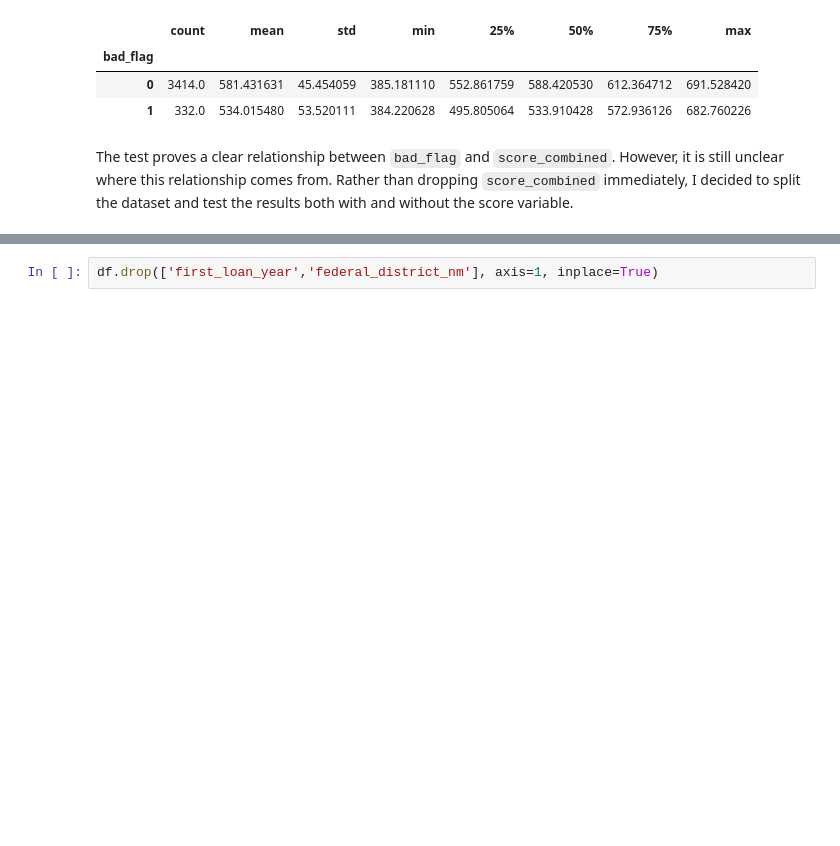
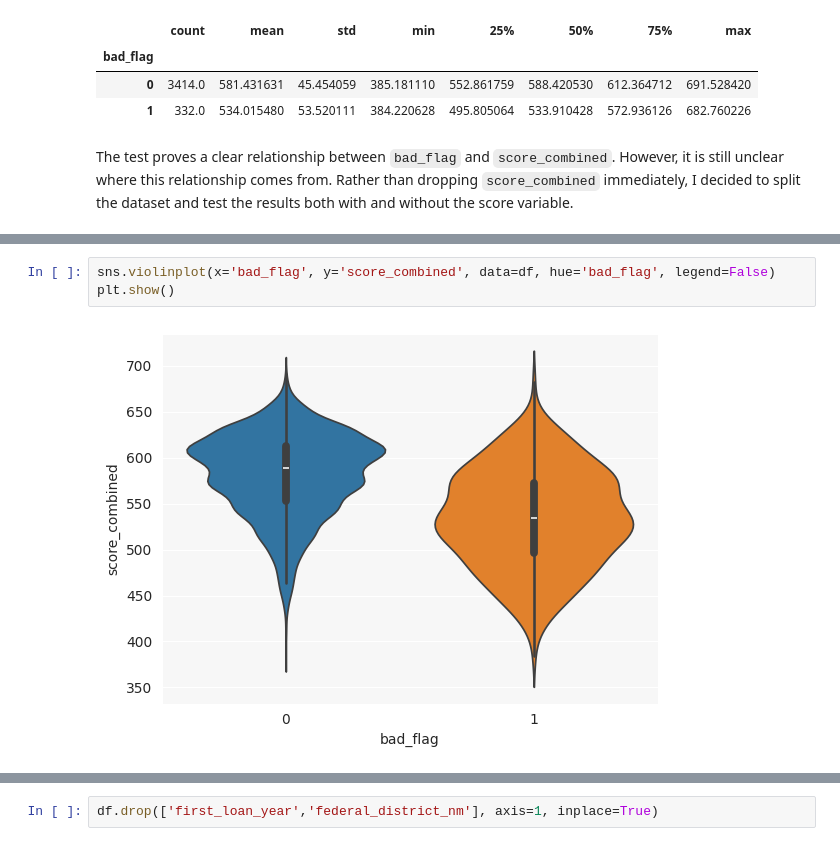
Before and after one commit to PetaGb/fraud-detection, a Jupyter notebook: eda.ipynb, the cells around one changed output, grey strips where cells are left out. Drawn from its saved outputs; the diff is of its cells as text; blank space fills up the shorter version.

```diff
--- a/eda.ipynb
+++ b/eda.ipynb
@@ -264,0 +252,5 @@ federal_district_nm: -0.004
+# %%
+sns.violinplot(x='bad_flag', y='score_combined', data=df, hue='bad_flag', legend=False)
+plt.show()
+# %% [output]
+[figure, added]
```
Also changed, not shown: parts of 16 cells of this notebook.
